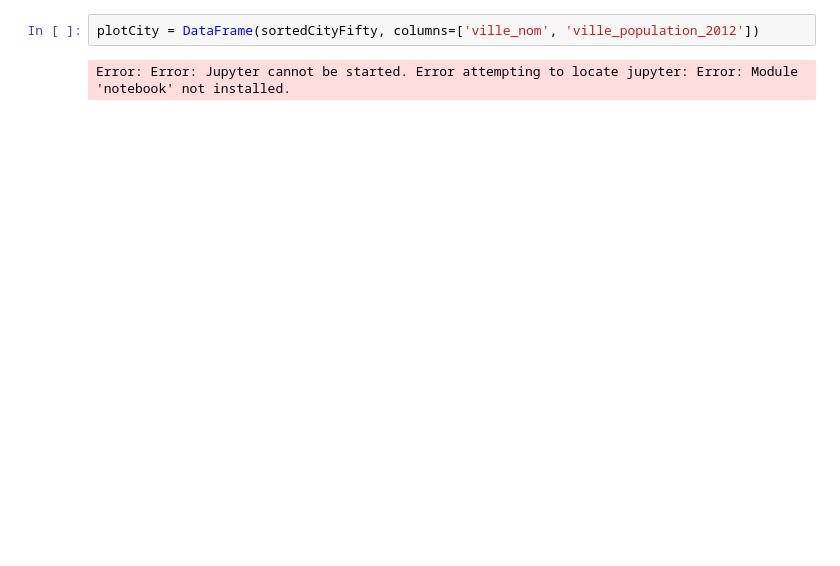
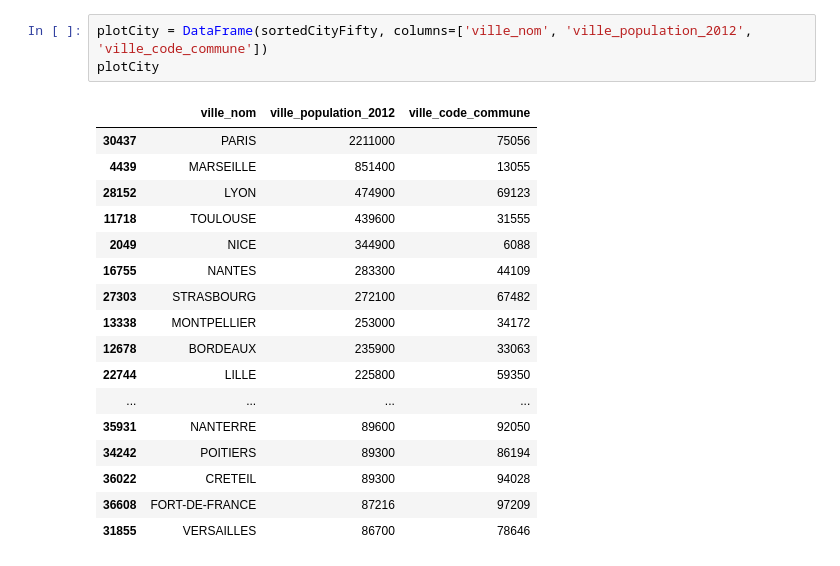
Before and after one commit to ngumichel/py_project, a Jupyter notebook: notebook/city.ipynb, the cells around one changed output. Drawn from its saved outputs; the diff is of its cells as text; blank space fills up the shorter version.

```diff
--- a/notebook/city.ipynb
+++ b/notebook/city.ipynb
@@ -27,7 +82,24 @@ Error: Error: Jupyter cannot be started. Error attempting to locate jupyter: Err
 # %%
-plotCity = DataFrame(sortedCityFifty, columns=['ville_nom', 'ville_population_2012'])
+plotCity = DataFrame(sortedCityFifty, columns=['ville_nom', 'ville_population_2012', 'ville_code_commune'])
+plotCity
 # %% [output]
-Error: Error: Jupyter cannot be started. Error attempting to locate jupyter: Error: Module 'notebook' not installed.
+|  | ville_nom | ville_population_2012 | ville_code_commune |
+| 30437 | PARIS | 2211000 | 75056 |
+| 4439 | MARSEILLE | 851400 | 13055 |
+| 28152 | LYON | 474900 | 69123 |
+| 11718 | TOULOUSE | 439600 | 31555 |
+| 2049 | NICE | 344900 | 6088 |
+| 16755 | NANTES | 283300 | 44109 |
+| 27303 | STRASBOURG | 272100 | 67482 |
+| 13338 | MONTPELLIER | 253000 | 34172 |
+| 12678 | BORDEAUX | 235900 | 33063 |
+| 22744 | LILLE | 225800 | 59350 |
+| ... | ... | ... | ... |
+| 35931 | NANTERRE | 89600 | 92050 |
+| 34242 | POITIERS | 89300 | 86194 |
+| 36022 | CRETEIL | 89300 | 94028 |
+| 36608 | FORT-DE-FRANCE | 87216 | 97209 |
+| 31855 | VERSAILLES | 86700 | 78646 |
 # %%
 plotCity.head(10).plot(x='ville_nom', y='ville_population_2012', kind='barh')
 # %% [output]
```
Also changed, not shown: parts of 6 cells of this notebook, 5 other files.
